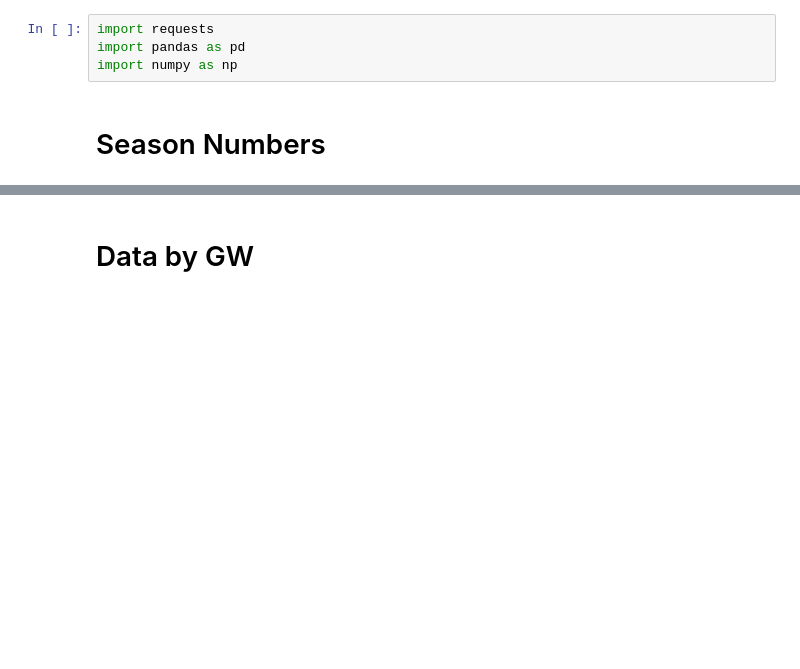
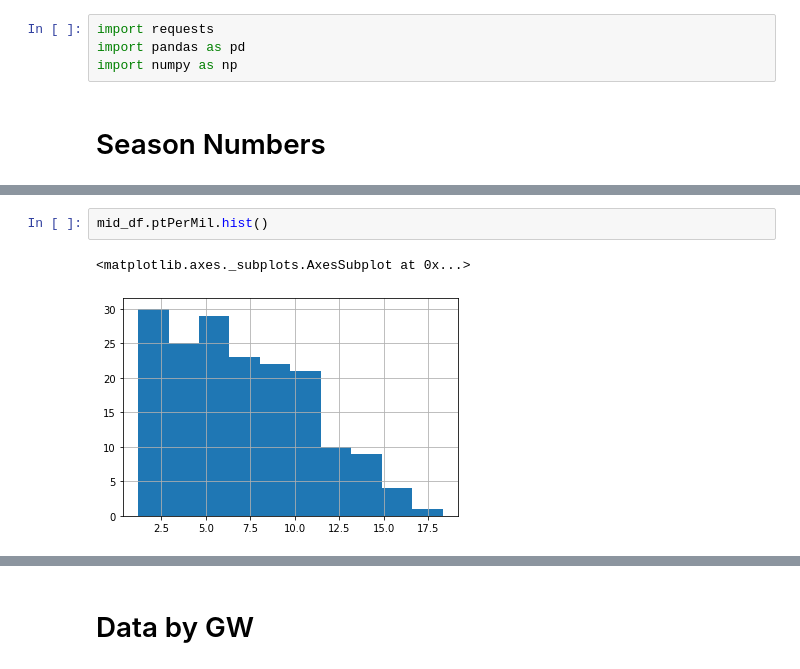
Before and after one commit to tryggviskarp/FPL, a Jupyter notebook: FPLdutl.ipynb, the cells around one changed output, grey strips where cells are left out. Saved outputs shown, nothing was run; the diff lists cells and outputs as text; blank space fills up the shorter version.

```diff
--- a/FPLdutl.ipynb
+++ b/FPLdutl.ipynb
@@ -280,0 +196,5 @@ fwd_df.sort_values('value',ascending=False).head(10)
+# %%
+mid_df.ptPerMil.hist()
+# %% [output]
+<matplotlib.axes._subplots.AxesSubplot at 0x...>
+[figure, added]
```
Also changed, not shown: parts of 57 cells of this notebook.
